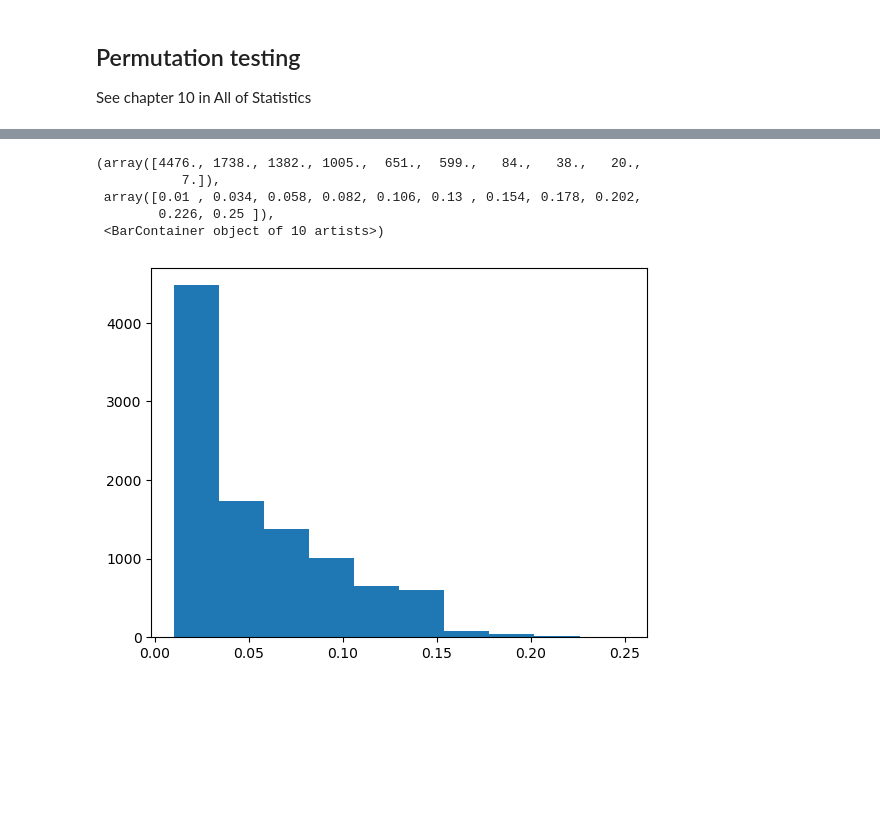
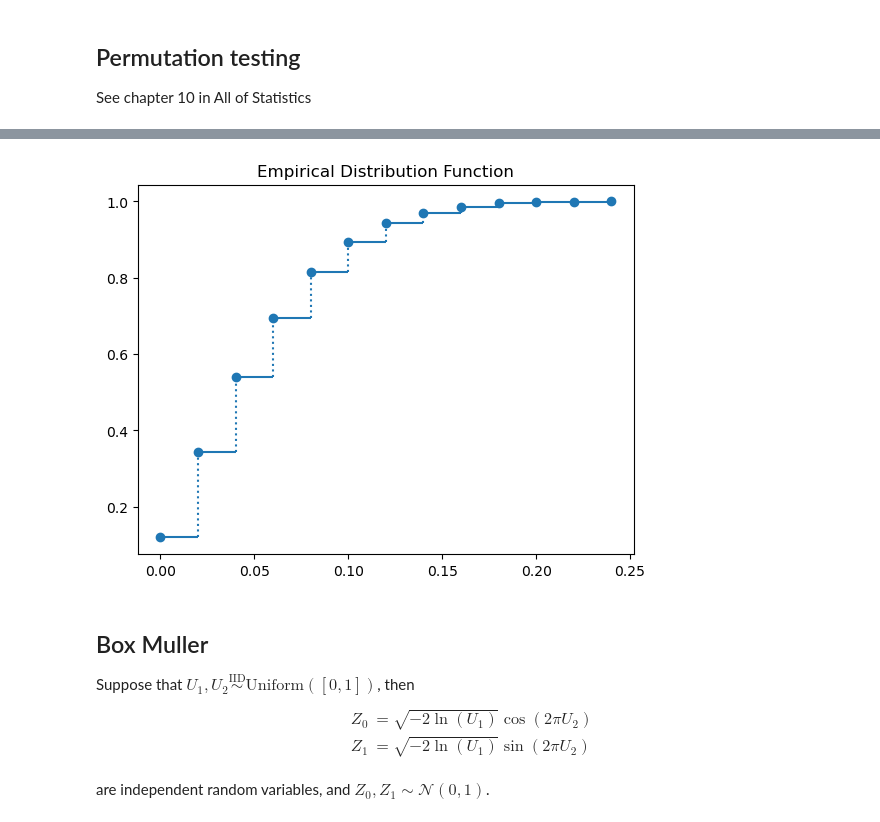
Before and after one commit to datascience-intro/1MS041-2023, a Jupyter notebook: notebooks/08-ProbSS5.ipynb, the cells around one changed output, grey strips where cells are left out. Saved outputs shown, nothing was run; the diff lists cells and outputs as text; code cells hidden in the pictures; blank space fills up the shorter version.

```diff
--- a/notebooks/08-ProbSS5.ipynb
+++ b/notebooks/08-ProbSS5.ipynb
@@ -127,11 +138,16 @@ compute_diff(XY)
 # %%
 differences = np.array([compute_diff(random_shuffle(XY)) for i in range(10000)])
-# %%
-plt.hist(differences)
-# %% [output]
-(array([4476., 1738., 1382., 1005.,  651.,  599.,   84.,   38.,   20.,
-           7.]),
- array([0.01 , 0.034, 0.058, 0.082, 0.106, 0.13 , 0.154, 0.178, 0.202,
-        0.226, 0.25 ]),
- <BarContainer object of 10 artists>)
-[figure, removed]
+# %%
+from Utils import plotEDF,makeEDF
+plotEDF(makeEDF(differences))
+# %% [output]
+[figure, added]
+# %% [markdown]
+## Box Muller
+
+Suppose that $U_1,U_2 \overset{\text{IID}}{\sim} \text{Uniform}([0,1])$, then
+\begin{align*}
+    Z_0 &= \sqrt{-2\ln(U_1)} \cos(2\pi U_2) \\
+    Z_1 &= \sqrt{-2\ln(U_1)} \sin(2\pi U_2) \\
+\end{align*}
+are independent random variables, and $Z_0,Z_1 \sim \mathcal{N}(0,1)$.
```
Also changed, not shown: parts of 21 cells of this notebook, 11 other files.
